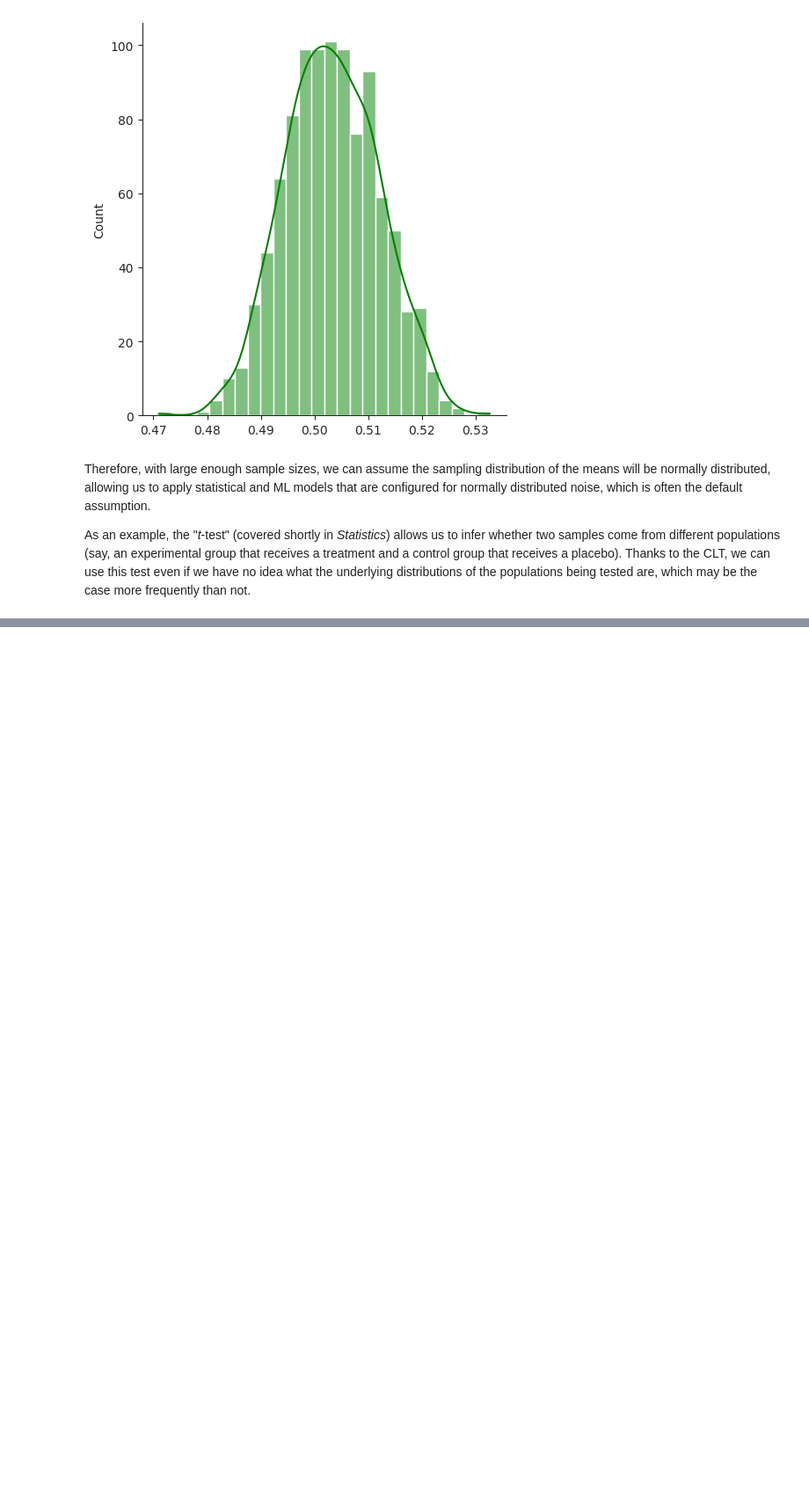
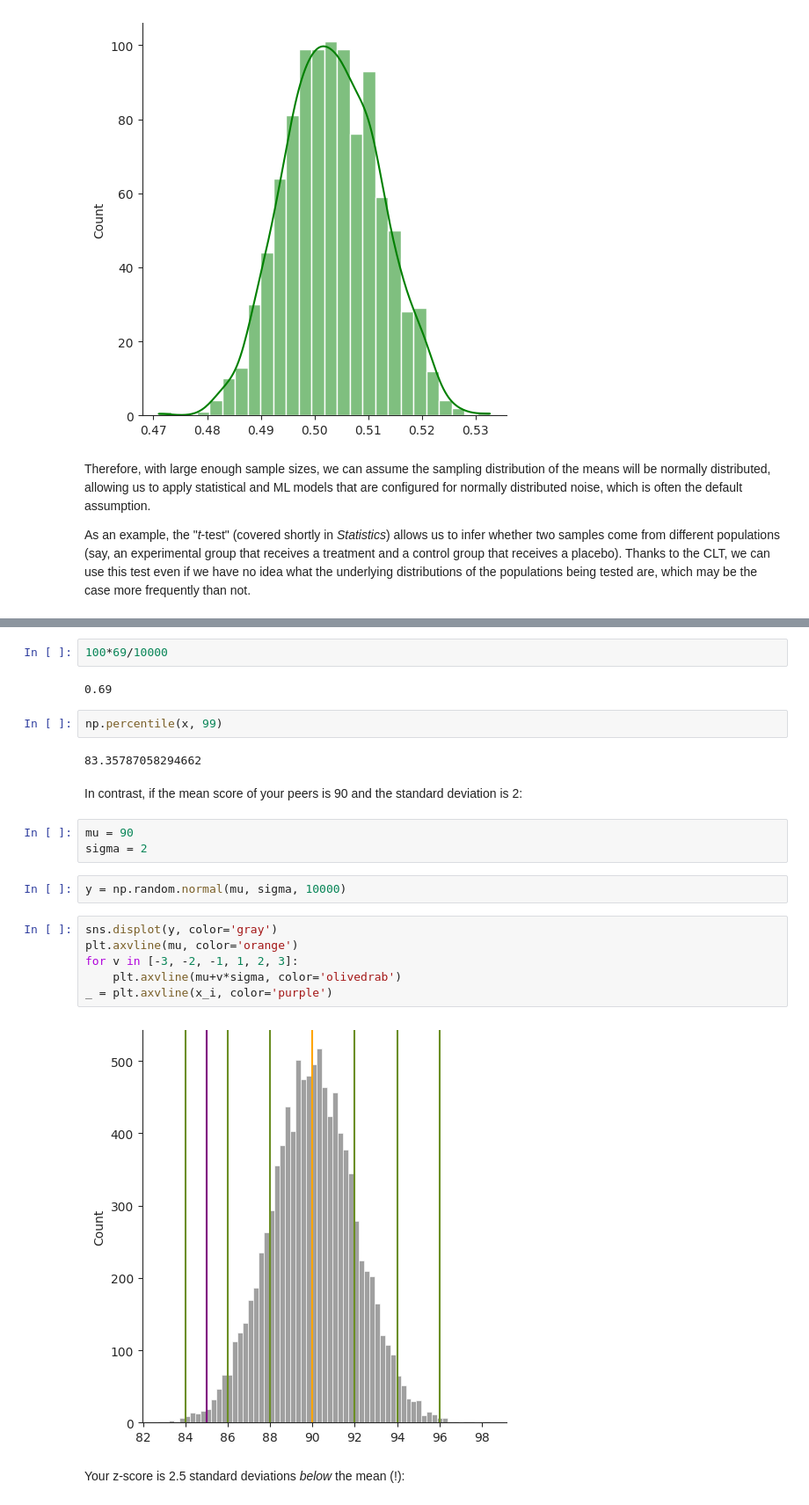
Before and after one commit to deenadayalanai/Machine-Learning-Foundations, a Jupyter notebook: Statistics.ipynb, the cells around one changed output, grey strips where cells are left out. Shown at 88% size. Saved outputs shown, nothing was run; the diff lists cells and outputs as text; blank space fills up the shorter version.

```diff
--- a/Statistics.ipynb
+++ b/Statistics.ipynb
@@ -244,0 +289,25 @@ As an example, the "*t*-test" (covered shortly in *Statistics*) allows us to inf
+# %%
+100*69/10000
+# %% [output]
+0.69
+# %%
+np.percentile(x, 99)
+# %% [output]
+83.35787058294662
+# %% [markdown]
+In contrast, if the mean score of your peers is 90 and the standard deviation is 2:
+# %%
+mu = 90
+sigma = 2
+# %%
+y = np.random.normal(mu, sigma, 10000)
+# %%
+sns.displot(y, color='gray')
+plt.axvline(mu, color='orange')
+for v in [-3, -2, -1, 1, 2, 3]:
+    plt.axvline(mu+v*sigma, color='olivedrab')
+_ = plt.axvline(x_i, color='purple')
+# %% [output]
+[figure, added]
+# %% [markdown]
+Your z-score is 2.5 standard deviations *below* the mean (!):
```
Also changed, not shown: parts of 42 cells of this notebook.
